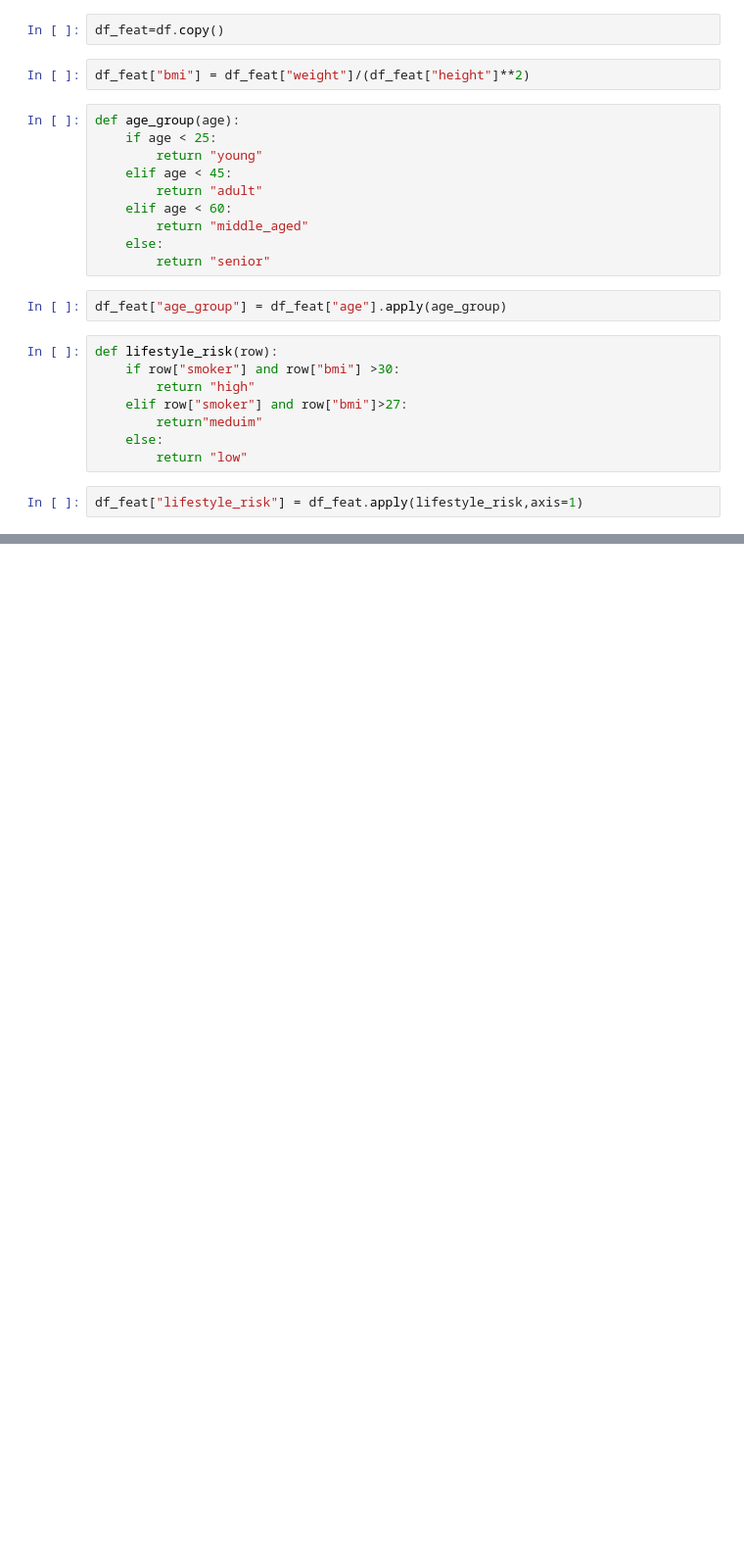
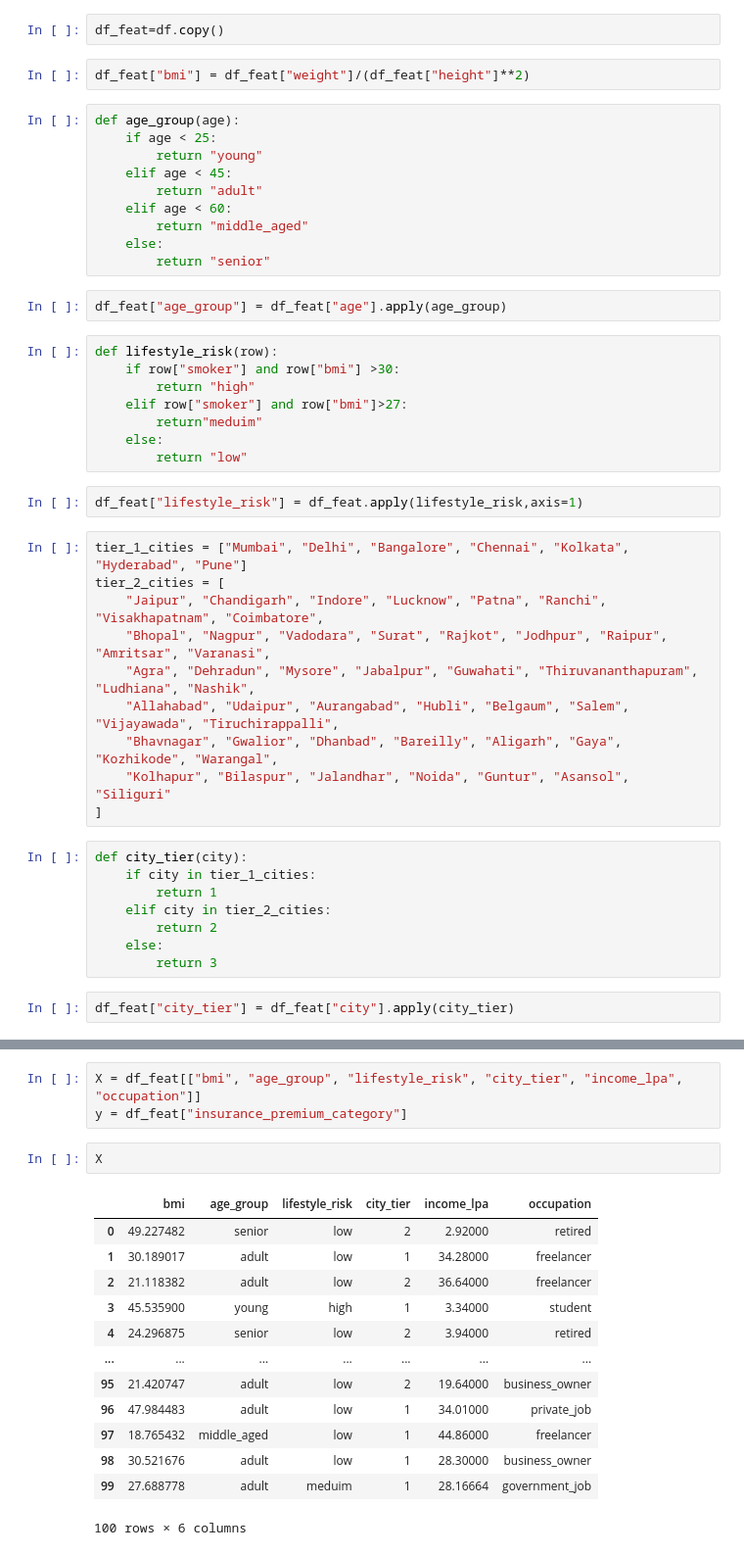
Before and after one commit to Bhomaramsuthar/FastAPI-tut, a Jupyter notebook: model.ipynb, the cells around one changed output, grey strips where cells are left out. Shown at 98% size. Drawn from its saved outputs; the diff is of its cells as text; blank space fills up the shorter version.

```diff
--- a/model.ipynb
+++ b/model.ipynb
@@ -49,3 +49,23 @@ def lifestyle_risk(row):
         return "low"
 # %%
 df_feat["lifestyle_risk"] = df_feat.apply(lifestyle_risk,axis=1)
+# %%
+tier_1_cities = ["Mumbai", "Delhi", "Bangalore", "Chennai", "Kolkata", "Hyderabad", "Pune"]
+tier_2_cities = [
+    "Jaipur", "Chandigarh", "Indore", "Lucknow", "Patna", "Ranchi", "Visakhapatnam", "Coimbatore",
+    "Bhopal", "Nagpur", "Vadodara", "Surat", "Rajkot", "Jodhpur", "Raipur", "Amritsar", "Varanasi",
+    "Agra", "Dehradun", "Mysore", "Jabalpur", "Guwahati", "Thiruvananthapuram", "Ludhiana", "Nashik",
+    "Allahabad", "Udaipur", "Aurangabad", "Hubli", "Belgaum", "Salem", "Vijayawada", "Tiruchirappalli",
+    "Bhavnagar", "Gwalior", "Dhanbad", "Bareilly", "Aligarh", "Gaya", "Kozhikode", "Warangal",
+    "Kolhapur", "Bilaspur", "Jalandhar", "Noida", "Guntur", "Asansol", "Siliguri"
+]
+# %%
+def city_tier(city):
+    if city in tier_1_cities:
+        return 1
+    elif city in tier_2_cities:
+        return 2
+    else:
+        return 3
+# %%
+df_feat["city_tier"] = df_feat["city"].apply(city_tier)
@@ -51,0 +81,19 @@ df_feat["lifestyle_risk"] = df_feat.apply(lifestyle_risk,axis=1)
+# %%
+X = df_feat[["bmi", "age_group", "lifestyle_risk", "city_tier", "income_lpa", "occupation"]]
+y = df_feat["insurance_premium_category"]
+# %%
+X
+# %% [output]
+|  | bmi | age_group | lifestyle_risk | city_tier | income_lpa | occupation |
+| 0 | 49.227482 | senior | low | 2 | 2.92000 | retired |
+| 1 | 30.189017 | adult | low | 1 | 34.28000 | freelancer |
+| 2 | 21.118382 | adult | low | 2 | 36.64000 | freelancer |
+| 3 | 45.535900 | young | high | 1 | 3.34000 | student |
+| 4 | 24.296875 | senior | low | 2 | 3.94000 | retired |
+| ... | ... | ... | ... | ... | ... | ... |
+| 95 | 21.420747 | adult | low | 2 | 19.64000 | business_owner |
+| 96 | 47.984483 | adult | low | 1 | 34.01000 | private_job |
+| 97 | 18.765432 | middle_aged | low | 1 | 44.86000 | freelancer |
+| 98 | 30.521676 | adult | low | 1 | 28.30000 | business_owner |
+| 99 | 27.688778 | adult | meduim | 1 | 28.16664 | government_job |
+100 rows × 6 columns
```
Also changed, not shown: parts of 9 cells of this notebook, 1 other file.
